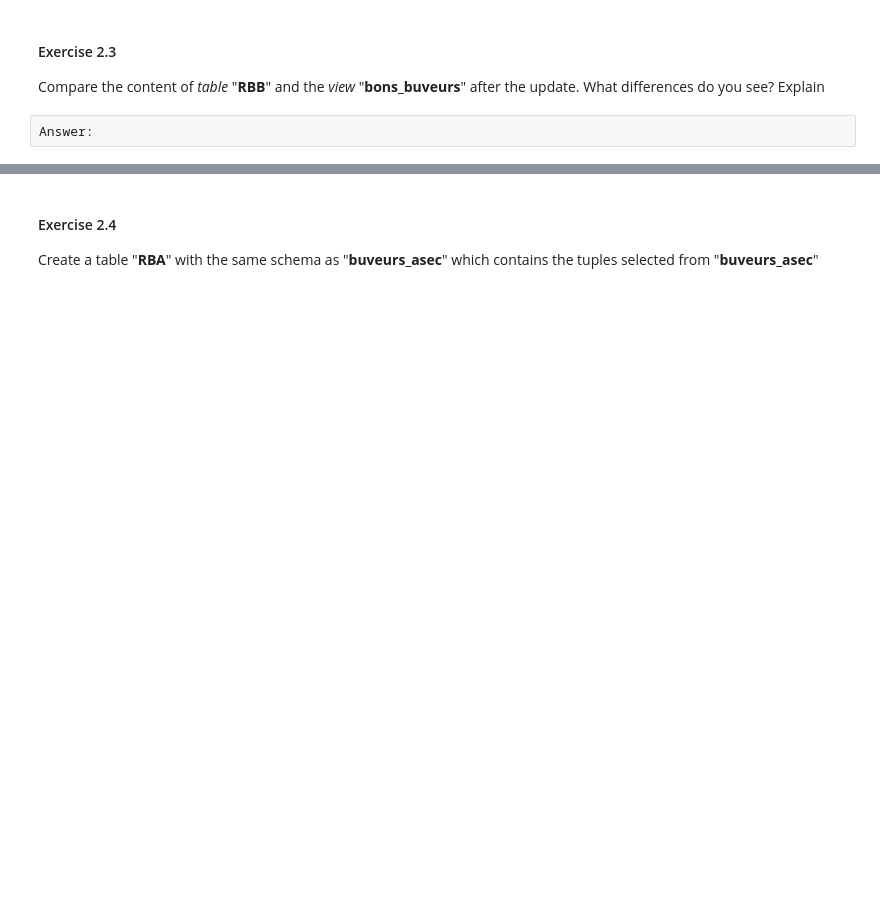
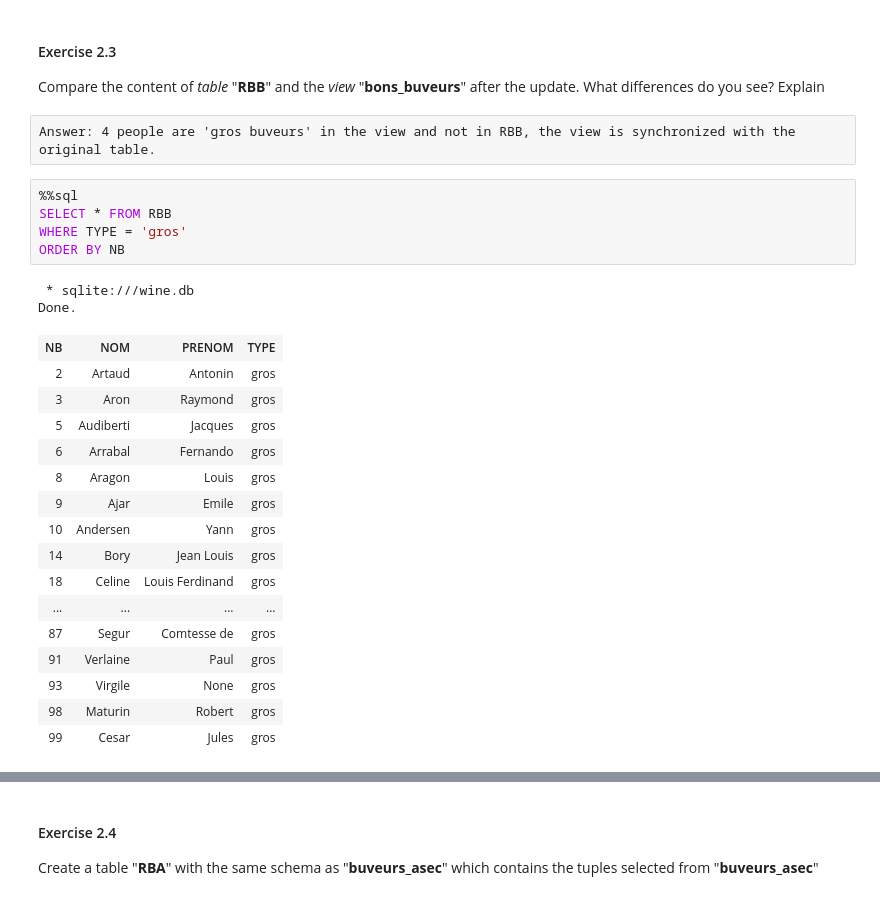
Before and after one commit to margauxRodrigues/Bases-de-donn-es, a Jupyter notebook: TP3_margaux_rodrigues.ipynb, the cells around one changed output, grey strips where cells are left out. Cells and saved outputs as stored; diff of their text form; blank space fills up the shorter version.

```diff
--- a/TP3_margaux_rodrigues.ipynb
+++ b/TP3_margaux_rodrigues.ipynb
@@ -352,5 +428,29 @@ Update instances
 #### Exercise 2.3
 
 Compare the content of _table_ "**RBB**" and the _view_ "**bons_buveurs**" after the update. What differences do you see? Explain
-# %% [raw]
-Answer:
+# %% [raw]
+Answer: 4 people are 'gros buveurs' in the view and not in RBB, the view is synchronized with the original table.
+# %%
+%%sql
+SELECT * FROM RBB
+WHERE TYPE = 'gros'
+ORDER BY NB
+# %% [output]
+ * sqlite:///wine.db
+Done.
+| NB | NOM | PRENOM | TYPE |
+| 2 | Artaud | Antonin | gros |
+| 3 | Aron | Raymond | gros |
+| 5 | Audiberti | Jacques | gros |
+| 6 | Arrabal | Fernando | gros |
+| 8 | Aragon | Louis | gros |
+| 9 | Ajar | Emile | gros |
+| 10 | Andersen | Yann | gros |
+| 14 | Bory | Jean Louis | gros |
+| 18 | Celine | Louis Ferdinand | gros |
+| ... | ... | ... | ... |
+| 87 | Segur | Comtesse de | gros |
+| 91 | Verlaine | Paul | gros |
+| 93 | Virgile | None | gros |
+| 98 | Maturin | Robert | gros |
+| 99 | Cesar | Jules | gros |
```
Also changed, not shown: parts of 20 cells of this notebook, 2 other files.
